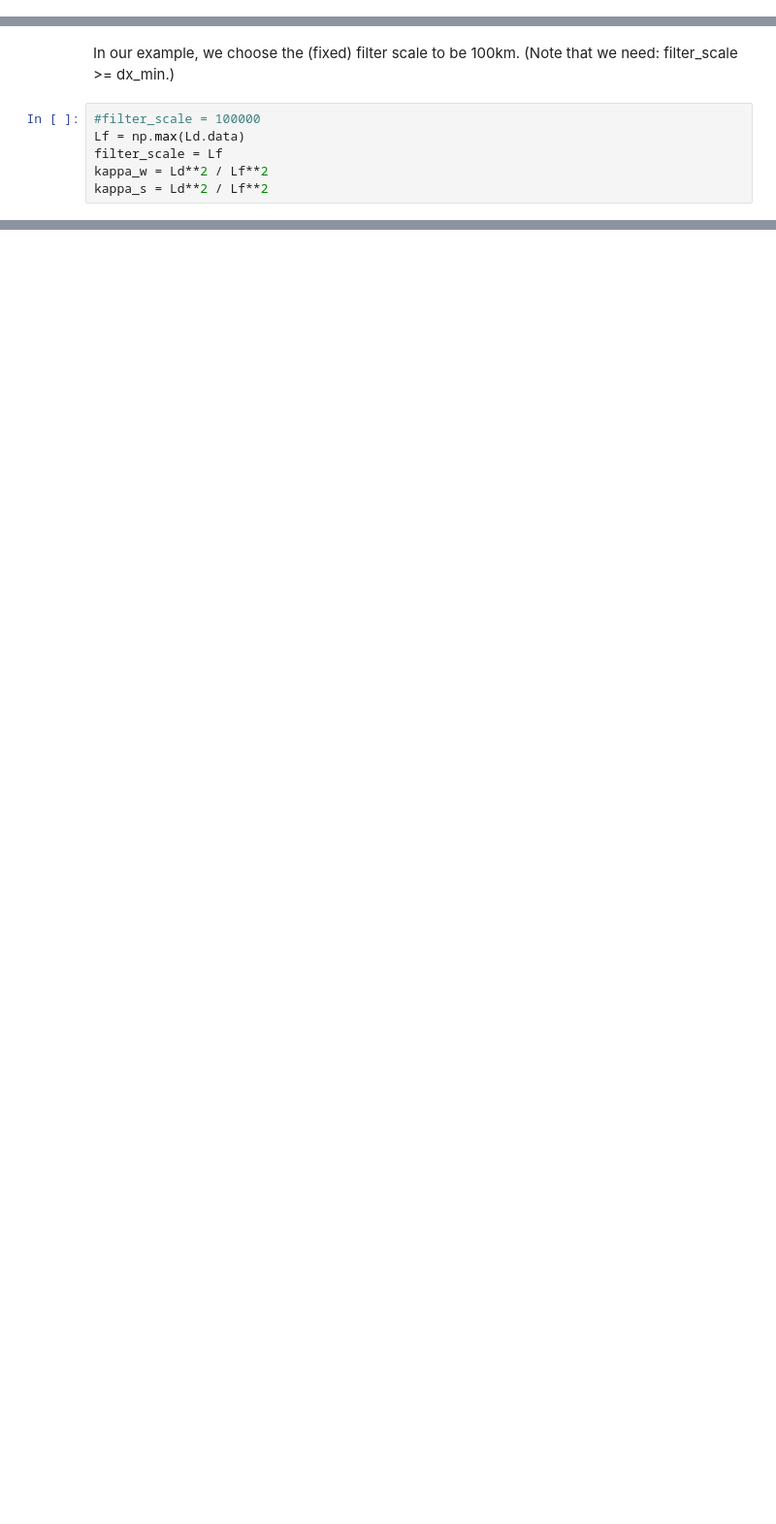
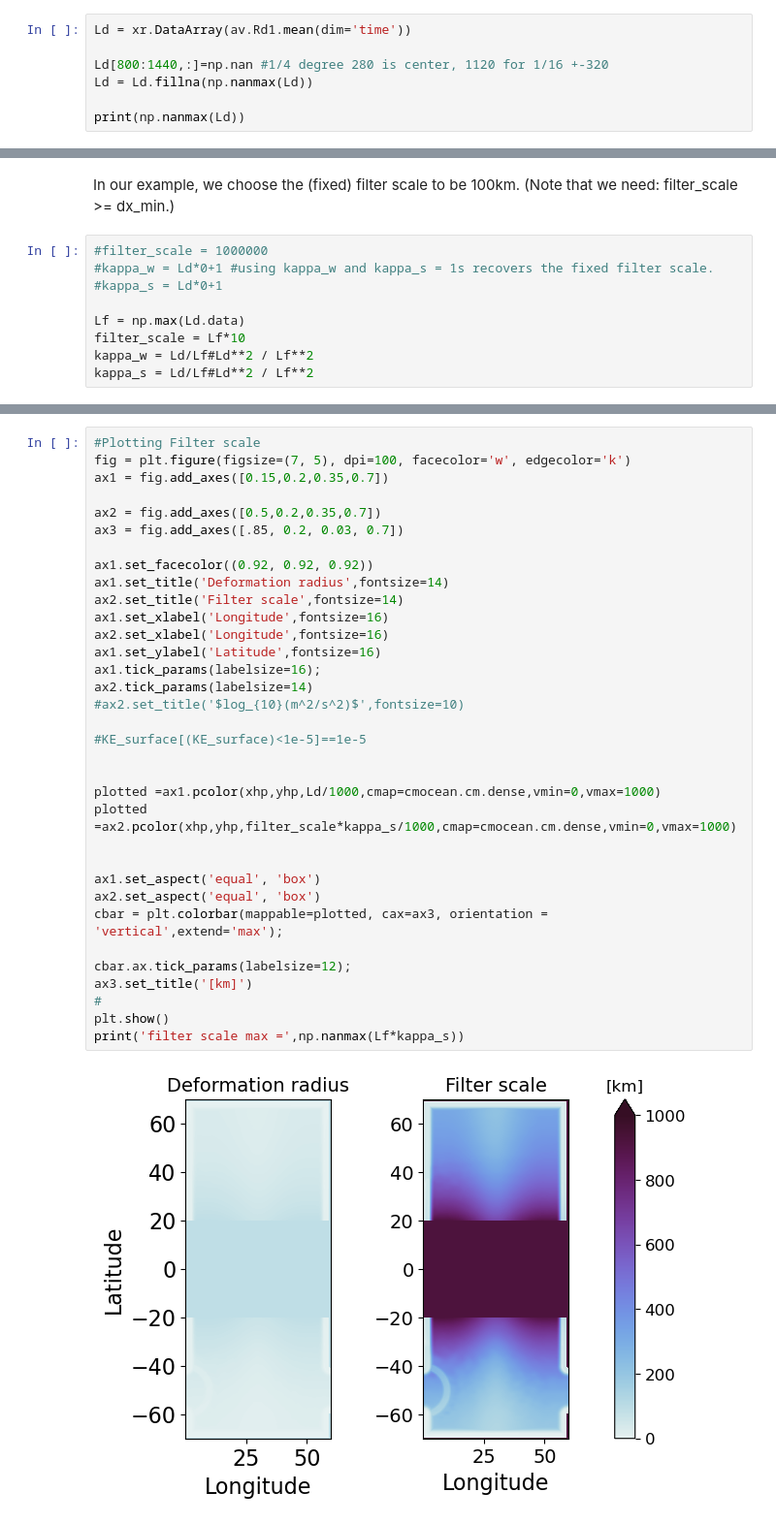
Before and after one commit to ElizabethYankovsky/Neverworld2-Analysis, a Jupyter notebook: GCM-filters-tutorial.ipynb, the cells around one changed output, grey strips where cells are left out. Shown at 97% size. Drawn from its saved outputs; the diff is of its cells as text; blank space fills up the shorter version.

Commit message:
Updating filtering code

```diff
--- a/GCM-filters-tutorial.ipynb
+++ b/GCM-filters-tutorial.ipynb
@@ -150,0 +124,7 @@ While the y-spacing is constant over our domain, the x-spacing varies with latit
+# %%
+Ld = xr.DataArray(av.Rd1.mean(dim='time'))
+
+Ld[800:1440,:]=np.nan #1/4 degree 280 is center, 1120 for 1/16 +-320
+Ld = Ld.fillna(np.nanmax(Ld))
+
+print(np.nanmax(Ld))
@@ -162,8 +144,11 @@ dx_min, dx_max
 # %% [markdown]
 In our example, we choose the (fixed) filter scale to be 100km. (Note that we need: filter_scale >= dx_min.)
 # %%
-#filter_scale = 100000
+#filter_scale = 1000000
+#kappa_w = Ld*0+1 #using kappa_w and kappa_s = 1s recovers the fixed filter scale.
+#kappa_s = Ld*0+1
+
 Lf = np.max(Ld.data)
-filter_scale = Lf
-kappa_w = Ld**2 / Lf**2
-kappa_s = Ld**2 / Lf**2
+filter_scale = Lf*10
+kappa_w = Ld/Lf#Ld**2 / Lf**2
+kappa_s = Ld/Lf#Ld**2 / Lf**2
@@ -174,0 +159,36 @@ array(1.)
+# %%
+#Plotting Filter scale
+fig = plt.figure(figsize=(7, 5), dpi=100, facecolor='w', edgecolor='k')
+ax1 = fig.add_axes([0.15,0.2,0.35,0.7])
+
+ax2 = fig.add_axes([0.5,0.2,0.35,0.7])
+ax3 = fig.add_axes([.85, 0.2, 0.03, 0.7])
+
+ax1.set_facecolor((0.92, 0.92, 0.92))
+ax1.set_title('Deformation radius',fontsize=14)
+ax2.set_title('Filter scale',fontsize=14)
+ax1.set_xlabel('Longitude',fontsize=16)
+ax2.set_xlabel('Longitude',fontsize=16)
+ax1.set_ylabel('Latitude',fontsize=16)
+ax1.tick_params(labelsize=16);
+ax2.tick_params(labelsize=14)
+#ax2.set_title('$log_{10}(m^2/s^2)$',fontsize=10)
+
+#KE_surface[(KE_surface)<1e-5]==1e-5
+
+
+plotted =ax1.pcolor(xhp,yhp,Ld/1000,cmap=cmocean.cm.dense,vmin=0,vmax=1000)
+plotted =ax2.pcolor(xhp,yhp,filter_scale*kappa_s/1000,cmap=cmocean.cm.dense,vmin=0,vmax=1000)
+
+
+ax1.set_aspect('equal', 'box')
+ax2.set_aspect('equal', 'box')
+cbar = plt.colorbar(mappable=plotted, cax=ax3, orientation = 'vertical',extend='max');
+
+cbar.ax.tick_params(labelsize=12);
+ax3.set_title('[km]')
+#
+plt.show()
+print('filter scale max =',np.nanmax(Lf*kappa_s))
+# %% [output]
+[figure, added]
```
Also changed, not shown: parts of 39 cells of this notebook.
